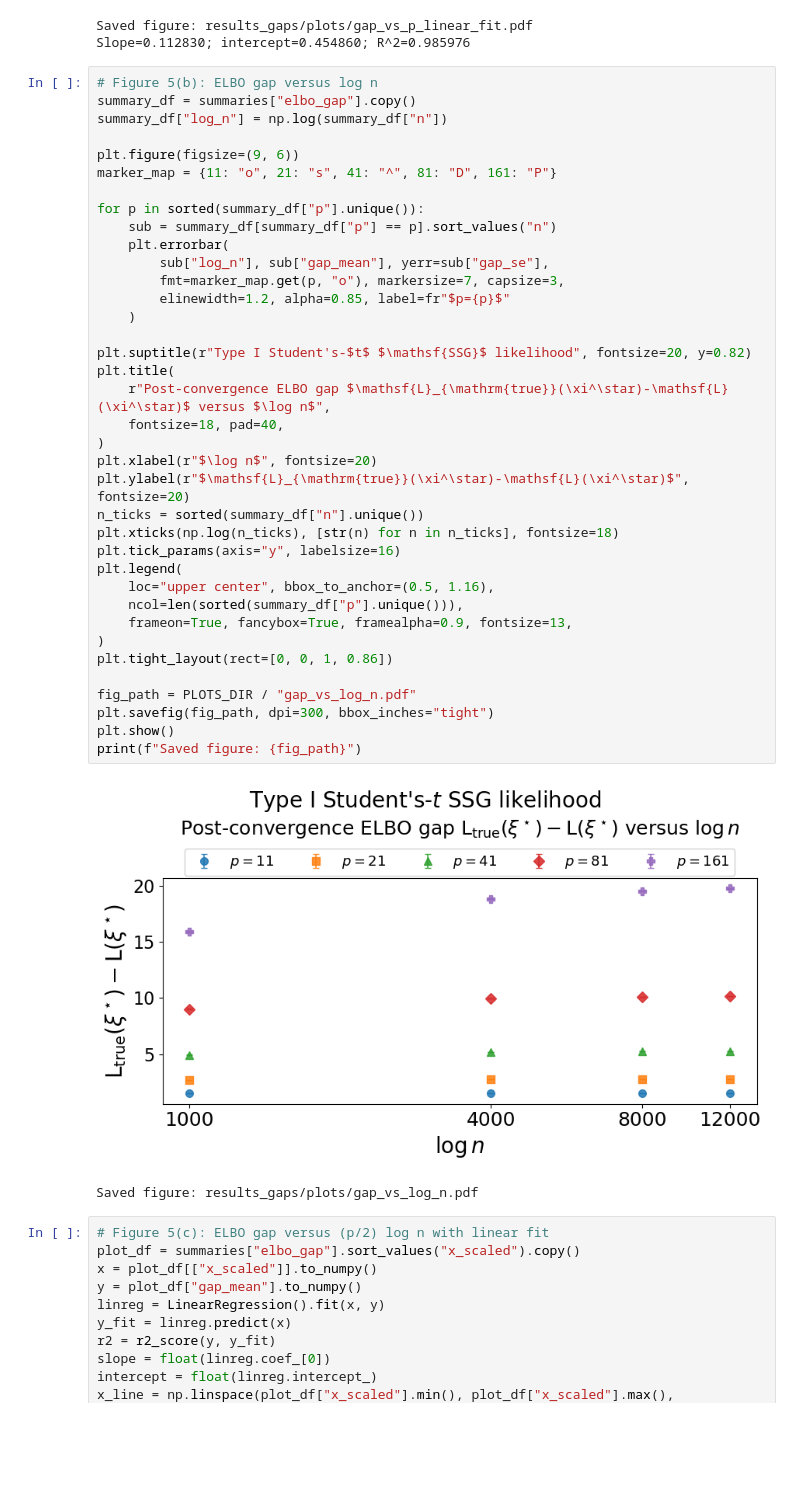
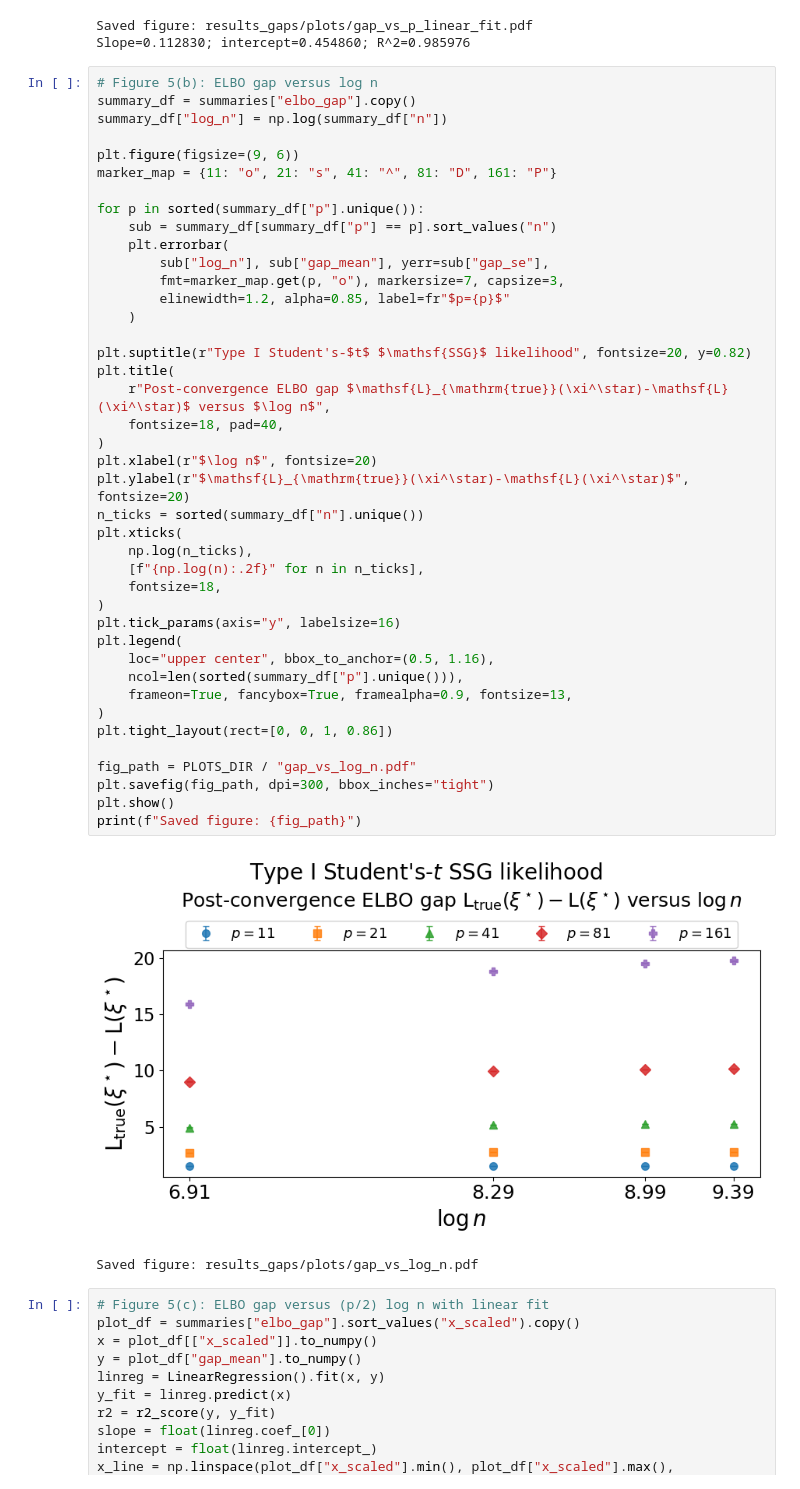
Before and after one commit to Roy-SR-007/TAVIE, a Jupyter notebook: Section_C_grid_experiments.ipynb, the cells around one changed output. Drawn from its saved outputs; the diff is of its cells as text; blank space fills up the shorter version.

Commit message:
Update plots

```diff
--- a/Section_C_grid_experiments.ipynb
+++ b/Section_C_grid_experiments.ipynb
@@ -702,35 +702,39 @@ marker_map = {11: "o", 21: "s", 41: "^", 81: "D", 161: "P"}
 
 for p in sorted(summary_df["p"].unique()):
     sub = summary_df[summary_df["p"] == p].sort_values("n")
     plt.errorbar(
         sub["log_n"], sub["gap_mean"], yerr=sub["gap_se"],
         fmt=marker_map.get(p, "o"), markersize=7, capsize=3,
         elinewidth=1.2, alpha=0.85, label=fr"$p={p}$"
     )
 
 plt.suptitle(r"Type I Student's-$t$ $\mathsf{SSG}$ likelihood", fontsize=20, y=0.82)
 plt.title(
     r"Post-convergence ELBO gap $\mathsf{L}_{\mathrm{true}}(\xi^\star)-\mathsf{L}(\xi^\star)$ versus $\log n$",
     fontsize=18, pad=40,
 )
 plt.xlabel(r"$\log n$", fontsize=20)
 plt.ylabel(r"$\mathsf{L}_{\mathrm{true}}(\xi^\star)-\mathsf{L}(\xi^\star)$", fontsize=20)
 n_ticks = sorted(summary_df["n"].unique())
-plt.xticks(np.log(n_ticks), [str(n) for n in n_ticks], fontsize=18)
+plt.xticks(
+    np.log(n_ticks),
+    [f"{np.log(n):.2f}" for n in n_ticks],
+    fontsize=18,
+)
 plt.tick_params(axis="y", labelsize=16)
 plt.legend(
     loc="upper center", bbox_to_anchor=(0.5, 1.16),
     ncol=len(sorted(summary_df["p"].unique())),
     frameon=True, fancybox=True, framealpha=0.9, fontsize=13,
 )
 plt.tight_layout(rect=[0, 0, 1, 0.86])
 
 fig_path = PLOTS_DIR / "gap_vs_log_n.pdf"
 plt.savefig(fig_path, dpi=300, bbox_inches="tight")
 plt.show()
 print(f"Saved figure: {fig_path}")
 # %% [output]
-[figure, old version]
+[figure, new version]
 Saved figure: results_gaps/plots/gap_vs_log_n.pdf
 # %%
 # Figure 5(c): ELBO gap versus (p/2) log n with linear fit
```
Also changed, not shown: 1 other file.
